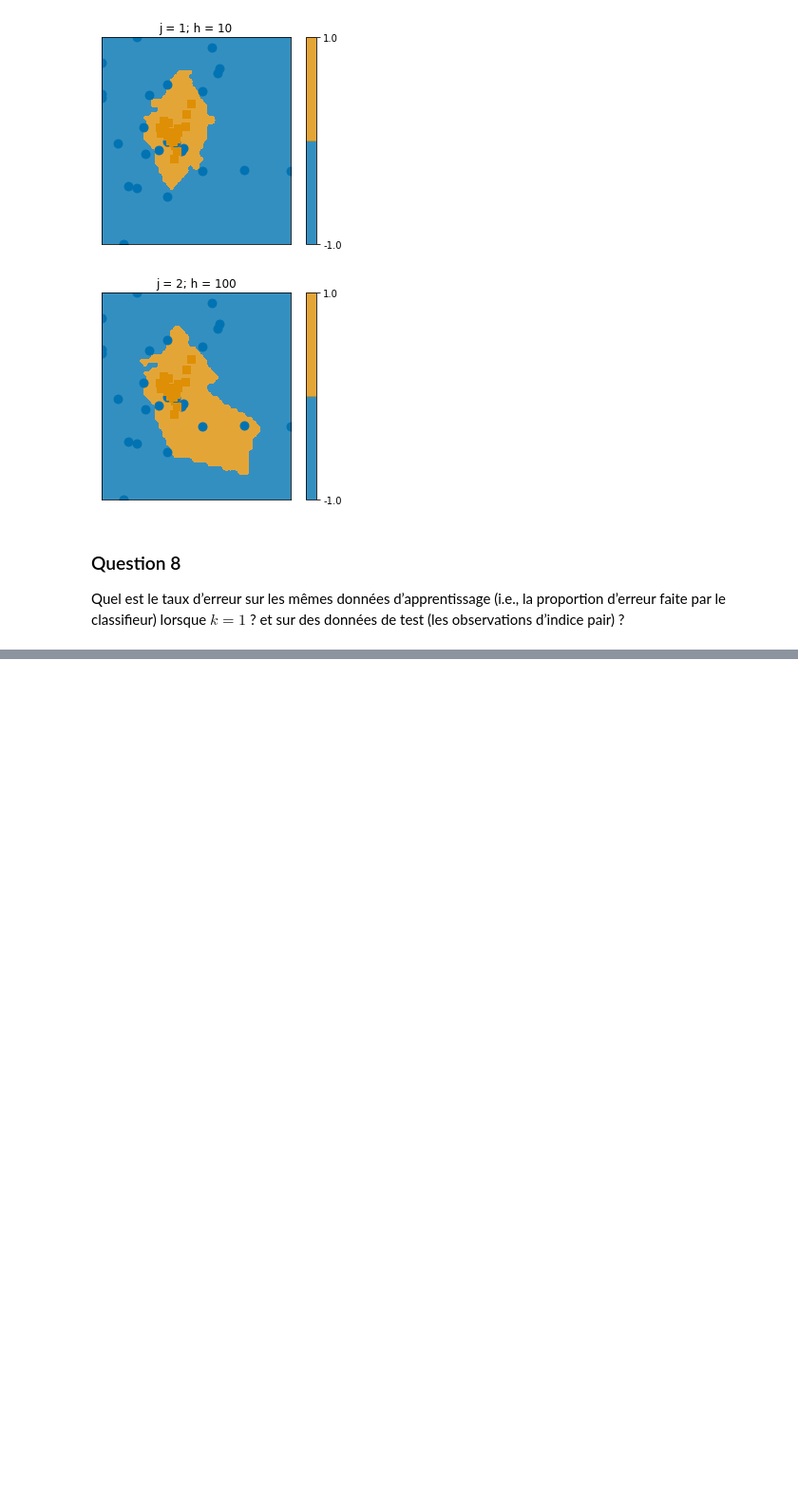
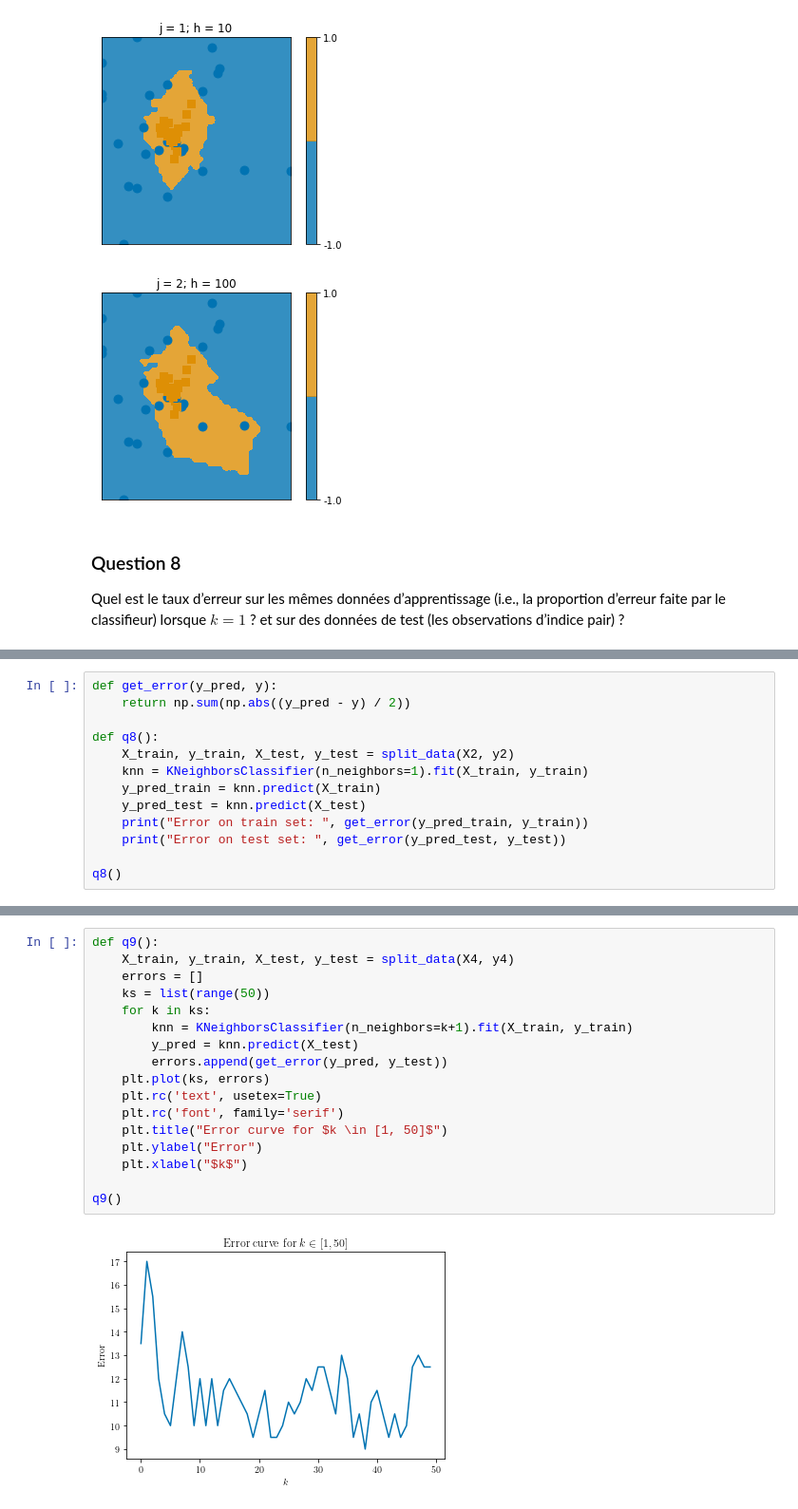
Before and after one commit to tbinetruy/Telecom-MDI-343, a Jupyter notebook: TP2/TP2.ipynb, the cells around one changed output, grey strips where cells are left out. Shown at 95% size. Saved outputs shown, nothing was run; the diff lists cells and outputs as text; blank space fills up the shorter version.

```diff
--- a/TP2/TP2.ipynb
+++ b/TP2/TP2.ipynb
@@ -270,0 +268,13 @@ def q7():
+# %%
+def get_error(y_pred, y):
+    return np.sum(np.abs((y_pred - y) / 2))
+
+def q8():
+    X_train, y_train, X_test, y_test = split_data(X2, y2)
+    knn = KNeighborsClassifier(n_neighbors=1).fit(X_train, y_train)
+    y_pred_train = knn.predict(X_train)
+    y_pred_test = knn.predict(X_test)
+    print("Error on train set: ", get_error(y_pred_train, y_train))
+    print("Error on test set: ", get_error(y_pred_test, y_test))
+
+q8()
@@ -270,0 +288,19 @@ def q7():
+# %%
+def q9():
+    X_train, y_train, X_test, y_test = split_data(X4, y4)
+    errors = []
+    ks = list(range(50))
+    for k in ks:
+        knn = KNeighborsClassifier(n_neighbors=k+1).fit(X_train, y_train)
+        y_pred = knn.predict(X_test)
+        errors.append(get_error(y_pred, y_test))
+    plt.plot(ks, errors)
+    plt.rc('text', usetex=True)
+    plt.rc('font', family='serif')
+    plt.title("Error curve for $k \in [1, 50]$")
+    plt.ylabel("Error")
+    plt.xlabel("$k$")
+
+q9()
+# %% [output]
+[figure, added]
```
Also changed, not shown: parts of 5 cells of this notebook.
